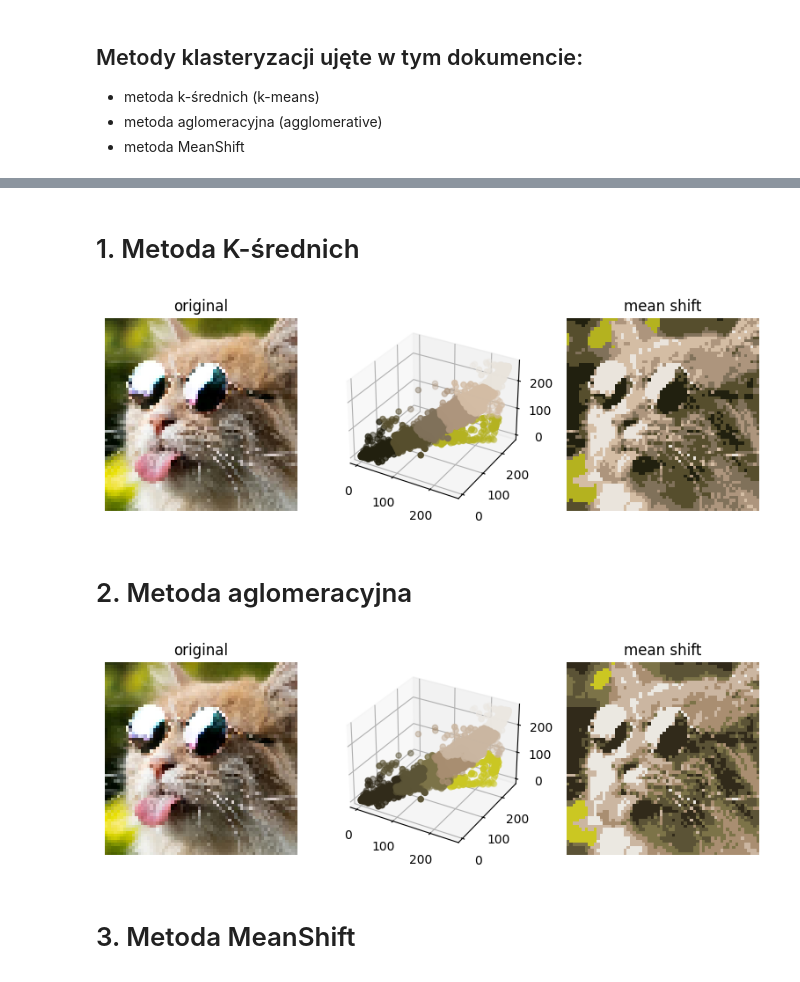
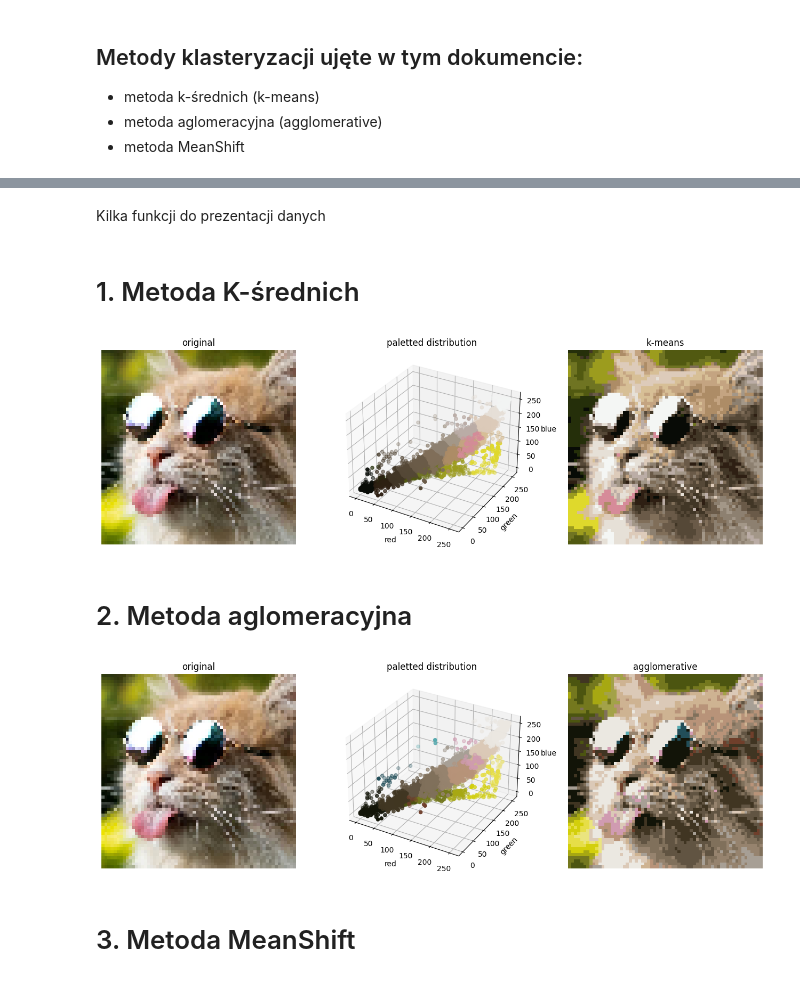
Before and after one commit to LStobinski/Palettes, a Jupyter notebook: image_clusterization.ipynb, the cells around one changed output, grey strips where cells are left out. Saved outputs shown, nothing was run; the diff lists cells and outputs as text; code cells hidden in the pictures.

```diff
--- a/image_clusterization.ipynb
+++ b/image_clusterization.ipynb
@@ -23,25 +23,8 @@ np.random.seed(7)
 image = iio.imread("cat_64.png")
 pixels = np.unique(np.array([px[:-1] for px in image.reshape(image.shape[0] * image.shape[1], image.shape[2])]), axis=0)
 
+plt.figure(figsize=(8,8))
+plt.axis('off')
+plt.title('original')
 plt.imshow(image)
-
-# wykres przynależności
-def scatter(mapping, fig):
-    palette = []
-    ax = fig.add_subplot(1, 3, 2, projection='3d')
-    for i in np.unique(mapping):
-        color = np.mean(pixels[mapping == i], axis=0)
-        palette.append(color)
-        ax.scatter(pixels[mapping == i, 0], pixels[mapping == i, 1], pixels[mapping == i, 2], marker='o', c=[color / 256])
-    return palette
-
-# metoda do zastępowania kolorów
-def substitute(image, palette, metric='euclidean'):
-    img = np.empty(image.shape, dtype=image.dtype)
-    for x in range(image.shape[0]):
-        for y in range(image.shape[1]):
-            pixel = image[x][y][:-1]
-            dists = distance.cdist([pixel], palette, metric=metric)
-            img[x][y] = [*[color.item() for color in palette[np.argmin(dists)]], 255]
-    return img
 # %% [output]
@@ -48,0 +33,2 @@ def substitute(image, palette, metric='euclidean'):
+# %% [markdown]
+Kilka funkcji do prezentacji danych
@@ -50,67 +67,51 @@ def substitute(image, palette, metric='euclidean'):
 # 1. Metoda K-średnich
 # %%
 from sklearn.cluster import KMeans
-fig = plt.figure(figsize=plt.figaspect(0.5))
+fig = plt.figure(figsize=(16,16))
 
 # parametry
-palette_size = 7
+palette_size = 21
 
 # obraz porównawczy
-ax = fig.add_subplot(1, 3, 1)
-ax.imshow(image)
-ax.set_title('original')
-ax.axis('off')
+show_image(image, 'original', fig, 1, 3, 1)
 
 # algorytm
 km = KMeans(n_clusters=palette_size)
 mapping = km.fit_predict(pixels)
-palette = scatter(mapping, fig)
-
-# podmiana kolorów
-image2 = substitute(image, palette)
+palette = scatter(pixels, mapping, fig, 1, 3, 2)
 
 # obraz ze zredukowaną paletą
-ax = fig.add_subplot(1, 3, 3)
-ax.imshow(image2)
-ax.set_title('mean shift')
-ax.axis('off')
+image2 = substitute(image, palette)
+show_image(image2, 'k-means', fig, 1, 3, 3)
 
 plt.show()
 # %% [output]
-[figure, old version]
+[figure, new version]
 # %% [markdown]
 # 2. Metoda aglomeracyjna
 # %%
 from sklearn.cluster import AgglomerativeClustering
-fig = plt.figure(figsize=plt.figaspect(0.5))
+fig = plt.figure(figsize=(16,16))
 
 # parametry
-palette_size = 7
+palette_size = 21
 metric = 'euclidean'
 
 # obraz porównawczy
-ax = fig.add_subplot(1, 3, 1)
-ax.imshow(image)
-ax.set_title('original')
-ax.axis('off')
+show_image(image, 'original', fig, 1, 3, 1)
 
 # algorytm
 ac = AgglomerativeClustering(n_clusters=palette_size, metric=metric, linkage='complete')
 mapping = ac.fit_predict(pixels)
-palette = scatter(mapping, fig)
-
-# podmiana kolorów
-image3 = substitute(image, palette)
+palette = scatter(pixels, mapping, fig, 1, 3, 2)
 
 # obraz ze zredukowaną paletą
-ax = fig.add_subplot(1, 3, 3)
-ax.imshow(image3)
-ax.set_title('mean shift')
-ax.axis('off')
+image3 = substitute(image, palette)
+show_image(image3, 'agglomerative', fig, 1, 3, 3)
 
 plt.show()
 # %% [output]
-[figure, old version]
+[figure, new version]
 # %% [markdown]
 # 3. Metoda MeanShift
 # %%
```
Also changed, not shown: parts of 5 cells of this notebook, 1 other file.
